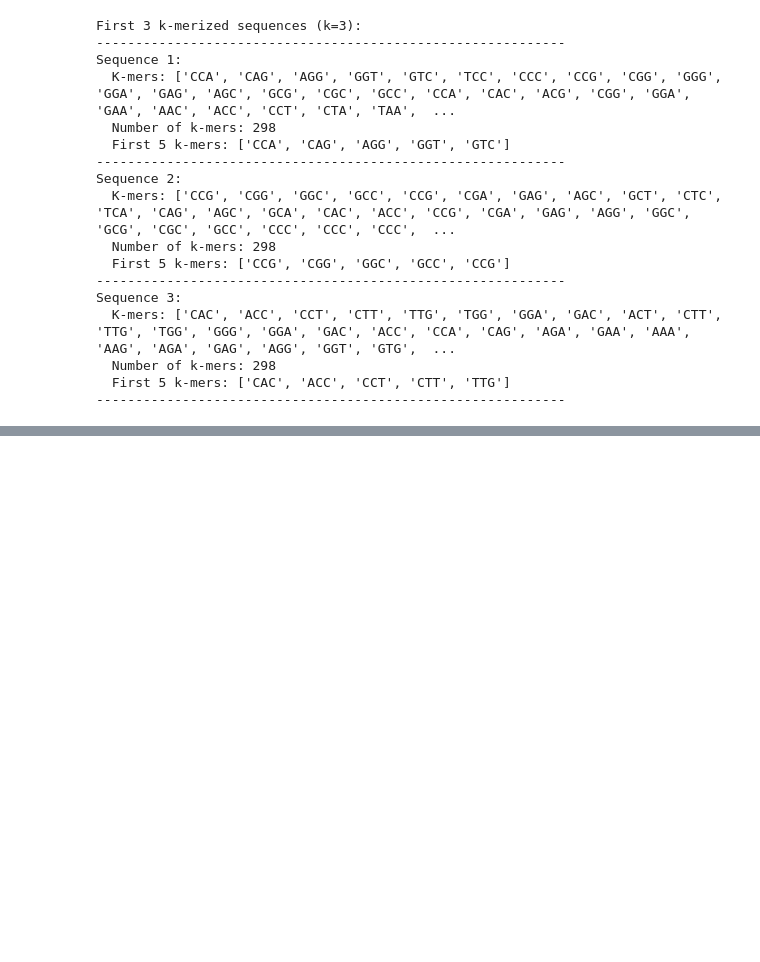
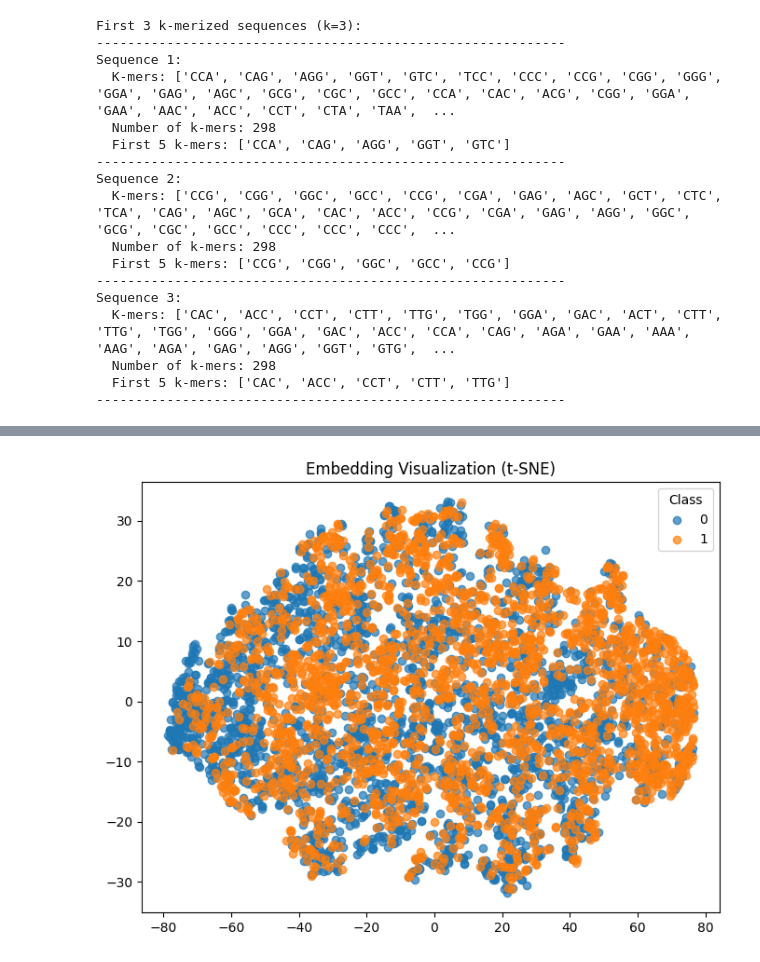
Before and after one commit to fabianagoes/ismb_tutorial8, a Jupyter notebook: tutorial_practical2_1_colab.ipynb, the cells around one changed output, grey strips where cells are left out. Drawn from its saved outputs; the diff is of its cells as text; code cells hidden in the pictures; blank space fills up the shorter version.

Commit message:
Word2vec code

```diff
--- a/tutorial_practical2_1_colab.ipynb
+++ b/tutorial_practical2_1_colab.ipynb
@@ -121,7 +130,7 @@ Sequence 3:
 ------------------------------------------------------------
 # %%
 # Train the word2vec model
-w2v_model = Word2Vec(sentences=corpus, vector_size=100, window=5, min_count=1, workers=2, epochs=10)
+w2v_model = Word2Vec(sentences=corpus, vector_size=250, window=5, min_count=1, workers=2, epochs=10)
 
 print("Word2Vec Model Information:")
 print("=" * 50)
@@ -138,13 +147,8 @@ example_kmer = corpus[0][0]
 print(f"Vetor embedding para {example_kmer}:")
 print(w2v_model.wv[example_kmer])
 
-print("Number of learned k-mers:", len(w2v_model.wv))
 print("Example of vectors for k-mer 'ATC':")
 print(w2v_model.wv['ATC'])  # replace with a k-mer present in your dataset
-
-# Show the most similar k-mers
-print("K-mers mais similares a", example_kmer)
-print(w2v_model.wv.most_similar(example_kmer))
 # %% [output]
 Word2Vec Model Information:
 ==================================================
@@ -165,0 +177,12 @@ K-mers mais similares a CCA
+# %%
+# Function to compute the average embedding for a list of k-mers
+def sequence_vector(kmers, model):
+    vectors = [model.wv[kmer] for kmer in kmers if kmer in model.wv]
+    if vectors:
+        return np.mean(vectors, axis=0)
+    else:
+        return np.zeros(model.vector_size)  # or np.full(model.vector_size, np.nan)
+
+# Generate embeddings directly from the corpus (do not modify train_data)
+train_embeddings = np.array([sequence_vector(kmers, w2v_model) for kmers in corpus])
+pd.DataFrame(train_embeddings).head()
@@ -165,0 +197,23 @@ K-mers mais similares a CCA
+# %%
+# Get the embeddings and labels
+X = train_embeddings  # shape: (n_samples, embedding_dim)
+y = train_data['label'].values  # labels from your original dataframe
+
+# Reduce dimensionality to 2D using t-SNE
+tsne = TSNE(n_components=2, perplexity=50, random_state=42)
+X_embedded = tsne.fit_transform(X)
+
+# Create the plot
+plt.figure(figsize=(8, 6))
+classes = np.unique(y)
+colors = plt.cm.tab10.colors  # or any other colormap
+
+for i, cls in enumerate(classes):
+    idx = y == cls
+    plt.scatter(X_embedded[idx, 0], X_embedded[idx, 1], color=colors[i % len(colors)], label=str(cls), alpha=0.7)
+
+plt.title('Embedding Visualization (t-SNE)')
+plt.legend(title='Class')
+plt.show()
+# %% [output]
+[figure, added]
```
Also changed, not shown: parts of 8 cells of this notebook.
